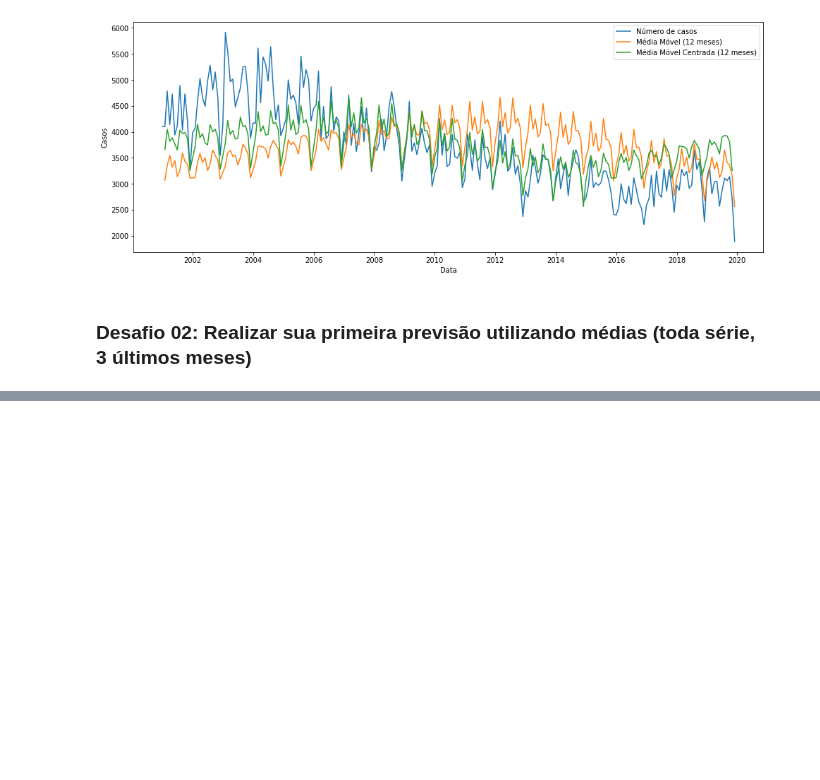
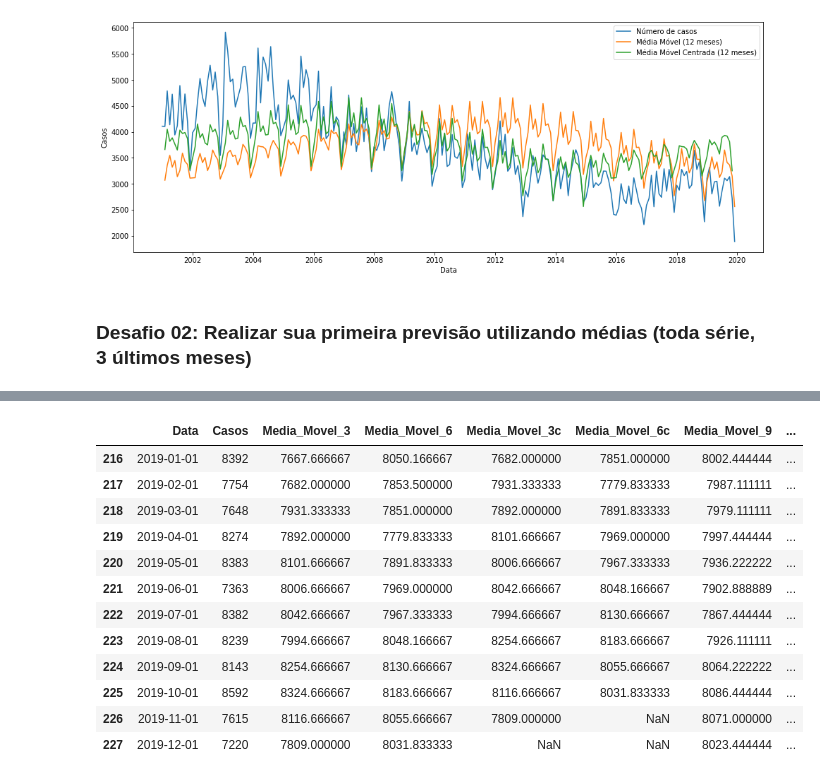
Before and after one commit to claricefiorese/bootcamp-alura-aulas, a Jupyter notebook: Módulo 4/M4 - 3. Iniciando a Análise de Série Temporal.ipynb, the cells around one changed output, grey strips where cells are left out. Drawn from its saved outputs; the diff is of its cells as text; code cells hidden in the pictures; blank space fills up the shorter version.

```diff
--- a/Módulo 4/M4 - 3. Iniciando a Análise de Série Temporal.ipynb
+++ b/Módulo 4/M4 - 3. Iniciando a Análise de Série Temporal.ipynb
@@ -426,0 +473,17 @@ plota_media_movel(dados_hanseniase, 12)
+# %%
+#Exibindo os dados de 2019
+dados_st[dados_st["Data"].dt.year == 2019]
+# %% [output]
+|  | Data | Casos | Media_Movel_3 | Media_Movel_6 | Media_Movel_3c | Media_Movel_6c | Media_Movel_9 | ... |
+| 216 | 2019-01-01 | 8392 | 7667.666667 | 8050.166667 | 7682.000000 | 7851.000000 | 8002.444444 | ... |
+| 217 | 2019-02-01 | 7754 | 7682.000000 | 7853.500000 | 7931.333333 | 7779.833333 | 7987.111111 | ... |
+| 218 | 2019-03-01 | 7648 | 7931.333333 | 7851.000000 | 7892.000000 | 7891.833333 | 7979.111111 | ... |
+| 219 | 2019-04-01 | 8274 | 7892.000000 | 7779.833333 | 8101.666667 | 7969.000000 | 7997.444444 | ... |
+| 220 | 2019-05-01 | 8383 | 8101.666667 | 7891.833333 | 8006.666667 | 7967.333333 | 7936.222222 | ... |
+| 221 | 2019-06-01 | 7363 | 8006.666667 | 7969.000000 | 8042.666667 | 8048.166667 | 7902.888889 | ... |
+| 222 | 2019-07-01 | 8382 | 8042.666667 | 7967.333333 | 7994.666667 | 8130.666667 | 7867.444444 | ... |
+| 223 | 2019-08-01 | 8239 | 7994.666667 | 8048.166667 | 8254.666667 | 8183.666667 | 7926.111111 | ... |
+| 224 | 2019-09-01 | 8143 | 8254.666667 | 8130.666667 | 8324.666667 | 8055.666667 | 8064.222222 | ... |
+| 225 | 2019-10-01 | 8592 | 8324.666667 | 8183.666667 | 8116.666667 | 8031.833333 | 8086.444444 | ... |
+| 226 | 2019-11-01 | 7615 | 8116.666667 | 8055.666667 | 7809.000000 | NaN | 8071.000000 | ... |
+| 227 | 2019-12-01 | 7220 | 7809.000000 | 8031.833333 | NaN | NaN | 8023.444444 | ... |
```
Also changed, not shown: parts of 10 cells of this notebook.
